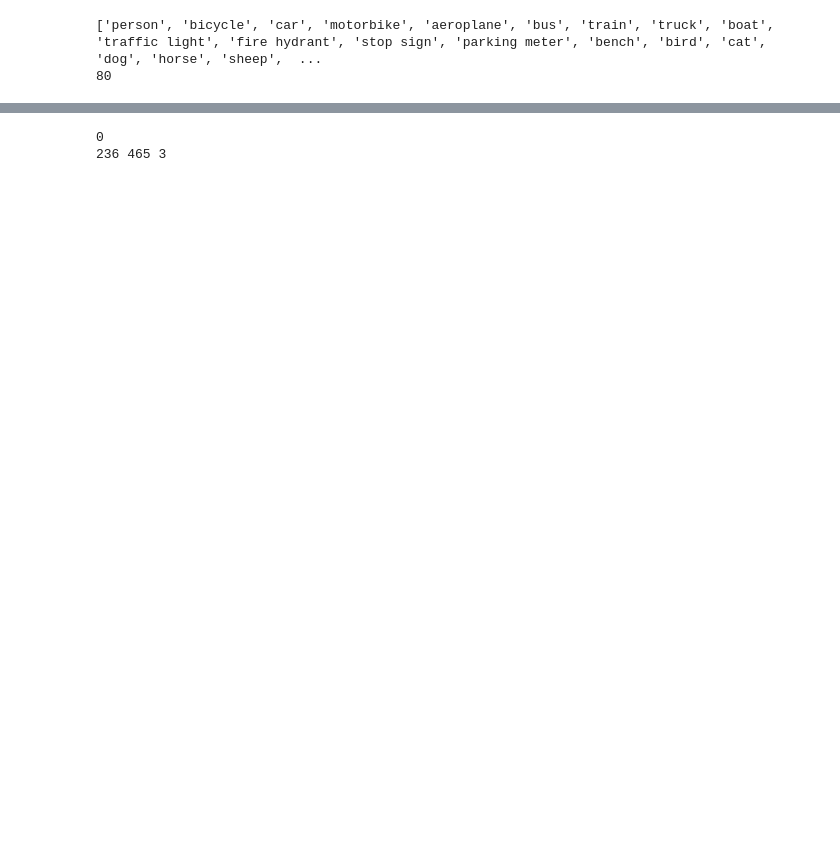
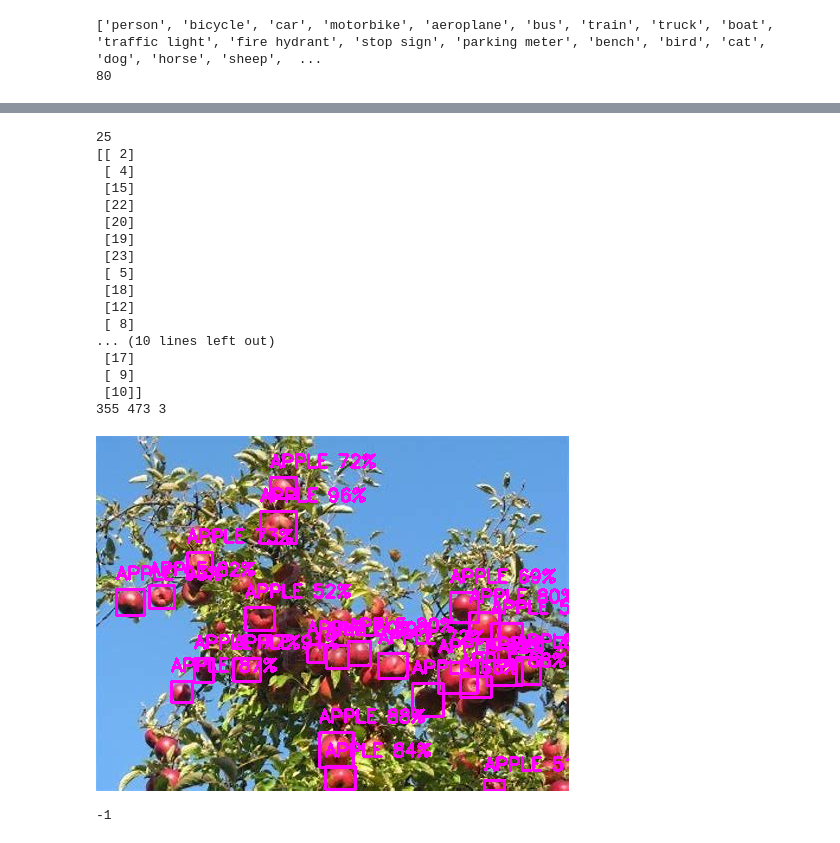
Before and after one commit to vijay-robot/YOLOv3, a Jupyter notebook: Yolo3_Murtaza.ipynb, the cells around one changed output, grey strips where cells are left out. Drawn from its saved outputs; the diff is of its cells as text; code cells hidden in the pictures; blank space fills up the shorter version.

```diff
--- a/Yolo3_Murtaza.ipynb
+++ b/Yolo3_Murtaza.ipynb
@@ -17,7 +17,8 @@ with open(classesFile, 'rt') as f:
 print(classNames)
 print(len(classNames))
 whT=320
-confThreshold = 0.4
+confThreshold = 0.5
+nmsThreshold = 0.3
 # %% [output]
 ['person', 'bicycle', 'car', 'motorbike', 'aeroplane', 'bus', 'train', 'truck', 'boat', 'traffic light', 'fire hydrant', 'stop sign', 'parking meter', 'bench', 'bird', 'cat', 'dog', 'horse', 'sheep',  ...
 80
@@ -90,10 +92,39 @@ def findObjects(outputs,img):
         classIds.append(classId)
         confs.append(float(confidence))
   print(len(bbox))
+  #print(confs)
+  #print(classIds)
+  indices = cv2.dnn.NMSBoxes(bbox,confs,confThreshold,nmsThreshold)
+  print(indices)
+  for i in indices:
+   i = i[0]
+   box = bbox[i]
+   x,y,w,h = box[0],box[1],box[2],box[3]
+   cv2.rectangle(img,(x,y),(x+w,y+h),(255,0,255),2)
+   cv2.putText(img,f'{classNames[classIds[i]].upper()} {int(confs[i]*100)}%',(x,y-10),cv2.FONT_HERSHEY_SIMPLEX,0.6,(255,0,255),2)
 # %%
 findObjects(outputs,img)
 hT,wT,cT = img.shape
 print(hT,wT,cT)
+cv2_imshow(img)
+cv2.waitKey(1)
 # %% [output]
-0
-236 465 3
+25
+[[ 2]
+ [ 4]
+ [15]
+ [22]
+ [20]
+ [19]
+ [23]
+ [ 5]
+ [18]
+ [12]
+ [ 8]
+... (10 lines left out)
+ [17]
+ [ 9]
+ [10]]
+355 473 3
+[figure, added]
+-1
```
Also changed, not shown: parts of 1 cell of this notebook.
